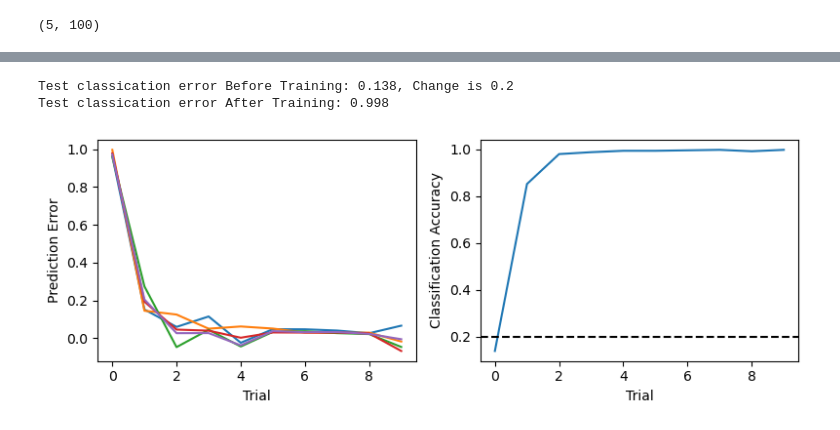
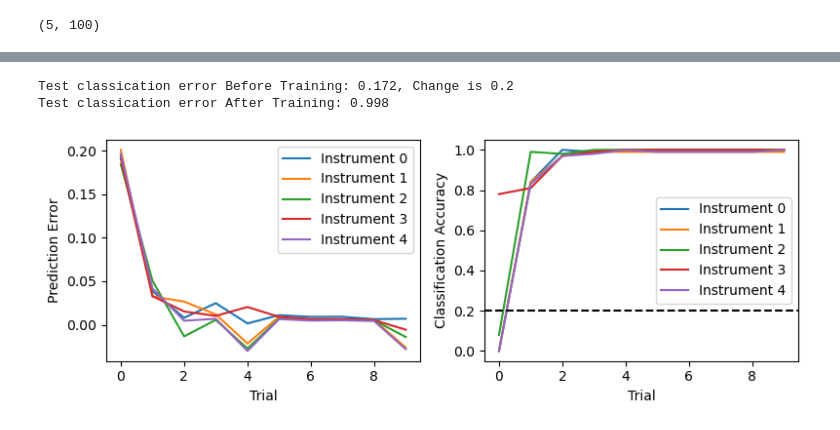
Before and after one commit to spraveena/timbre_perception, a Jupyter notebook: reservoir_classifier.ipynb, the cells around one changed output, grey strips where cells are left out. Saved outputs shown, nothing was run; the diff lists cells and outputs as text; code cells hidden in the pictures.

Commit message:
fix plots

```diff
--- a/reservoir_classifier.ipynb
+++ b/reservoir_classifier.ipynb
@@ -212,24 +228,28 @@ np.mean(np.mean(np.arange(5)[:,None] == np.argmax(record_output,axis=3),axis=1),
 # %%
 f,ax = plt.subplots(1,2,figsize=(8,3))
-ax[0].plot(np.mean(np.sum(record_error,axis=3),axis=2))
+for i in range(total_instruments):
+    ax[0].plot(np.mean(np.mean(record_error[:,i],axis=1),axis=1), label=f'Instrument {i}')
+ax[0].legend()
 ax[0].set_xlabel('Trial')
 ax[0].set_ylabel('Prediction Error')
 
-ax[1].plot(np.mean(np.mean(np.arange(5)[:,None] == np.argmax(record_output,axis=3),axis=1),axis=1))
+for i in range(total_instruments):
+    ax[1].plot(np.mean(i == np.argmax(record_output[:,i],axis=2),axis=1), label=f'Instrument {i}')
+ax[1].legend()
 ax[1].set_xlabel('Trial')
 ax[1].set_ylabel('Classification Accuracy')
 ax[1].axhline(1/total_instruments,color='k',linestyle='--')
 
 f.tight_layout()
 
 before_test = np.mean(np.arange(5)[:,None] == np.argmax(record_output[0, :,:],axis=2))
 after_test = np.mean(np.arange(5)[:,None] == np.argmax(record_output[-1, :,:],axis=2))
 print(f'Test classication error Before Training: {before_test}, Change is {1/total_instruments}')
 print(f'Test classication error After Training: {after_test}')
 # %% [output]
-Test classication error Before Training: 0.138, Change is 0.2
+Test classication error Before Training: 0.172, Change is 0.2
 Test classication error After Training: 0.998
-[figure, old version]
+[figure, new version]
 # %%
 instrument = 2
 
```
Also changed, not shown: parts of 6 cells of this notebook.
